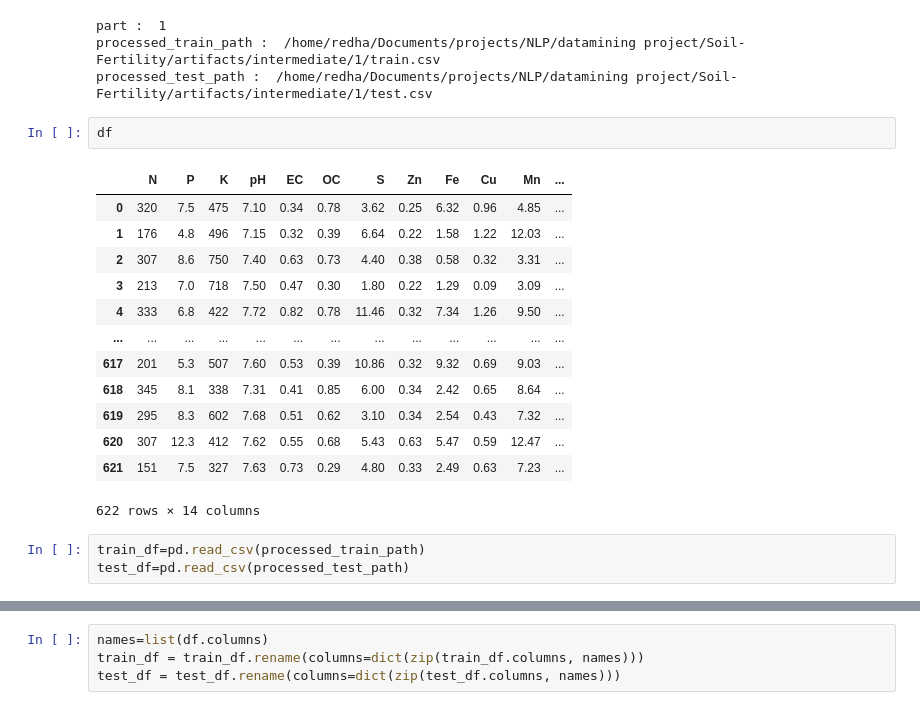
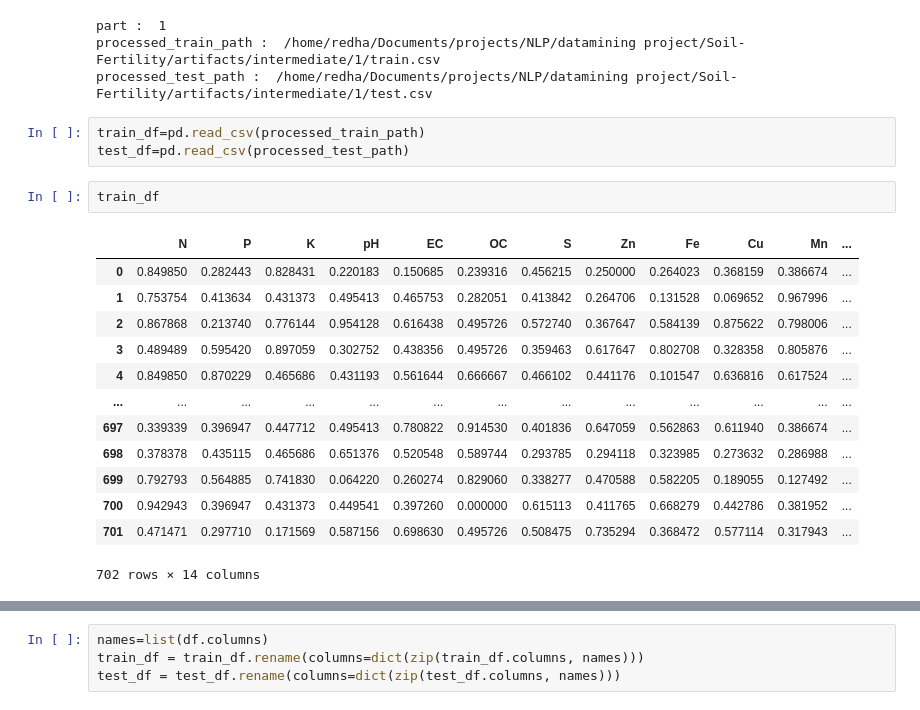
Before and after one commit to RedhaWassim/DataMining-project, a Jupyter notebook: notebook/dataset_1.ipynb, the cells around one changed output, grey strips where cells are left out. Cells and saved outputs as stored; diff of their text form.

```diff
--- a/notebook/dataset_1.ipynb
+++ b/notebook/dataset_1.ipynb
@@ -117,25 +109,25 @@ print("processed_test_path : ",Path(processed_test_path))
 part :  1
 processed_train_path :  /home/redha/Documents/projects/NLP/datamining project/Soil-Fertility/artifacts/intermediate/1/train.csv
 processed_test_path :  /home/redha/Documents/projects/NLP/datamining project/Soil-Fertility/artifacts/intermediate/1/test.csv
-# %%
-df
-# %% [output]
-|  | N | P | K | pH | EC | OC | S | Zn | Fe | Cu | Mn | ... |
-| 0 | 320 | 7.5 | 475 | 7.10 | 0.34 | 0.78 | 3.62 | 0.25 | 6.32 | 0.96 | 4.85 | ... |
-| 1 | 176 | 4.8 | 496 | 7.15 | 0.32 | 0.39 | 6.64 | 0.22 | 1.58 | 1.22 | 12.03 | ... |
-| 2 | 307 | 8.6 | 750 | 7.40 | 0.63 | 0.73 | 4.40 | 0.38 | 0.58 | 0.32 | 3.31 | ... |
-| 3 | 213 | 7.0 | 718 | 7.50 | 0.47 | 0.30 | 1.80 | 0.22 | 1.29 | 0.09 | 3.09 | ... |
-| 4 | 333 | 6.8 | 422 | 7.72 | 0.82 | 0.78 | 11.46 | 0.32 | 7.34 | 1.26 | 9.50 | ... |
-| ... | ... | ... | ... | ... | ... | ... | ... | ... | ... | ... | ... | ... |
-| 617 | 201 | 5.3 | 507 | 7.60 | 0.53 | 0.39 | 10.86 | 0.32 | 9.32 | 0.69 | 9.03 | ... |
-| 618 | 345 | 8.1 | 338 | 7.31 | 0.41 | 0.85 | 6.00 | 0.34 | 2.42 | 0.65 | 8.64 | ... |
-| 619 | 295 | 8.3 | 602 | 7.68 | 0.51 | 0.62 | 3.10 | 0.34 | 2.54 | 0.43 | 7.32 | ... |
-| 620 | 307 | 12.3 | 412 | 7.62 | 0.55 | 0.68 | 5.43 | 0.63 | 5.47 | 0.59 | 12.47 | ... |
-| 621 | 151 | 7.5 | 327 | 7.63 | 0.73 | 0.29 | 4.80 | 0.33 | 2.49 | 0.63 | 7.23 | ... |
-622 rows × 14 columns
 # %%
 train_df=pd.read_csv(processed_train_path)
 test_df=pd.read_csv(processed_test_path)
+# %%
+train_df
+# %% [output]
+|  | N | P | K | pH | EC | OC | S | Zn | Fe | Cu | Mn | ... |
+| 0 | 0.849850 | 0.282443 | 0.828431 | 0.220183 | 0.150685 | 0.239316 | 0.456215 | 0.250000 | 0.264023 | 0.368159 | 0.386674 | ... |
+| 1 | 0.753754 | 0.413634 | 0.431373 | 0.495413 | 0.465753 | 0.282051 | 0.413842 | 0.264706 | 0.131528 | 0.069652 | 0.967996 | ... |
+| 2 | 0.867868 | 0.213740 | 0.776144 | 0.954128 | 0.616438 | 0.495726 | 0.572740 | 0.367647 | 0.584139 | 0.875622 | 0.798006 | ... |
+| 3 | 0.489489 | 0.595420 | 0.897059 | 0.302752 | 0.438356 | 0.495726 | 0.359463 | 0.617647 | 0.802708 | 0.328358 | 0.805876 | ... |
+| 4 | 0.849850 | 0.870229 | 0.465686 | 0.431193 | 0.561644 | 0.666667 | 0.466102 | 0.441176 | 0.101547 | 0.636816 | 0.617524 | ... |
+| ... | ... | ... | ... | ... | ... | ... | ... | ... | ... | ... | ... | ... |
+| 697 | 0.339339 | 0.396947 | 0.447712 | 0.495413 | 0.780822 | 0.914530 | 0.401836 | 0.647059 | 0.562863 | 0.611940 | 0.386674 | ... |
+| 698 | 0.378378 | 0.435115 | 0.465686 | 0.651376 | 0.520548 | 0.589744 | 0.293785 | 0.294118 | 0.323985 | 0.273632 | 0.286988 | ... |
+| 699 | 0.792793 | 0.564885 | 0.741830 | 0.064220 | 0.260274 | 0.829060 | 0.338277 | 0.470588 | 0.582205 | 0.189055 | 0.127492 | ... |
+| 700 | 0.942943 | 0.396947 | 0.431373 | 0.449541 | 0.397260 | 0.000000 | 0.615113 | 0.411765 | 0.668279 | 0.442786 | 0.381952 | ... |
+| 701 | 0.471471 | 0.297710 | 0.171569 | 0.587156 | 0.698630 | 0.495726 | 0.508475 | 0.735294 | 0.368472 | 0.577114 | 0.317943 | ... |
+702 rows × 14 columns
 # %%
 train_df
 # %% [output]
```
Also changed, not shown: parts of 15 cells of this notebook, 4 other files.
